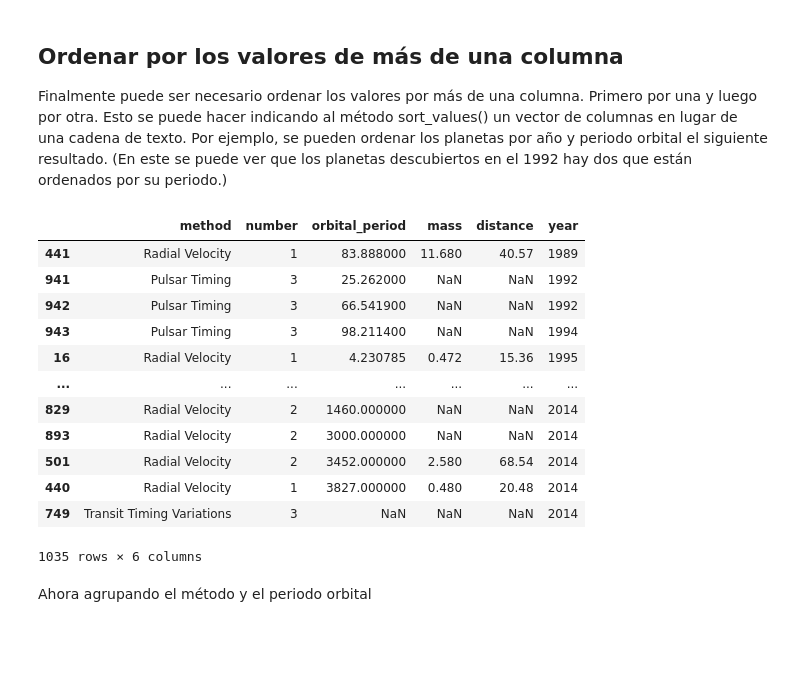
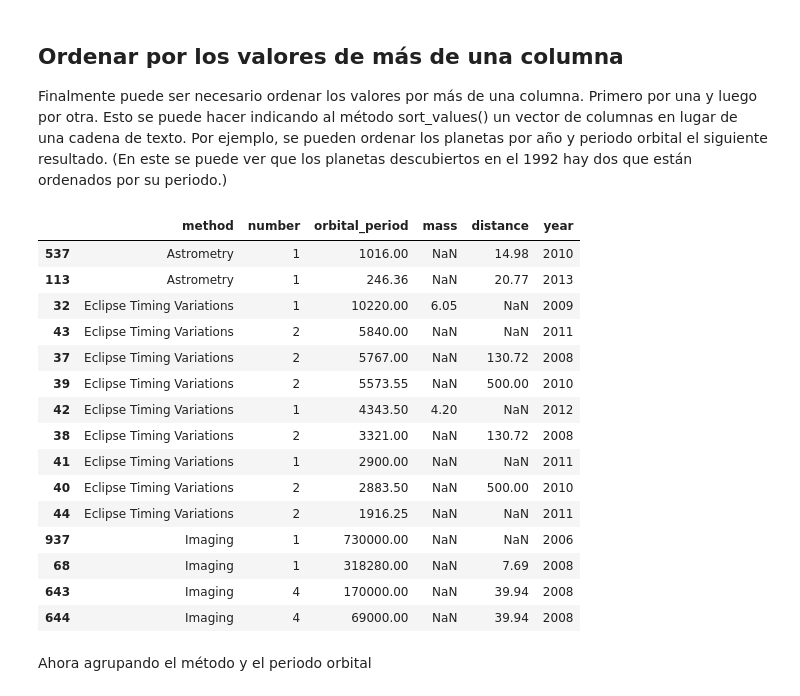
Before and after one commit to chava131011/Data-Science-Coursework, a Jupyter notebook: Classes Resources/CD_08_Ordenando-Agrupando/CD_08_Parte1_Ordenando-ValoresUnicos.ipynb, the cells around one changed output. Cells and saved outputs as stored; diff of their text form; code cells hidden in the pictures; blank space fills up the shorter version.

```diff
--- a/Classes Resources/CD_08_Ordenando-Agrupando/CD_08_Parte1_Ordenando-ValoresUnicos.ipynb
+++ b/Classes Resources/CD_08_Ordenando-Agrupando/CD_08_Parte1_Ordenando-ValoresUnicos.ipynb
@@ -170,5 +190,6 @@ Para modificar el orden existe la propiedad ``na_position`` en la que se puede i
 En los ejemplos anteriores se puede ver que al ordenarse los datos se ha creado en todo momento un objeto nuevo. En caso de que no se desee este comportamiento se puede indicar mediante la opción inplace que se ordene el propio objeto. Con lo que se evita aumentar la memoria consumida por el programa. Así para ordenar por año en el propio objeto se puede emplear.
 # %%
 # Ordenar por año y actulizar el dataframe
+df_planetas.sort_values('year', inplace=True)
 # %%
 #Mostramos el DataFrame
@@ -192,6 +214,8 @@ En los ejemplos anteriores se puede ver que al ordenarse los datos se ha creado
 En el caso de querer volver a la situación original se puede ordenar el conjunto de datos en base al índice. Lo que requiere utilizar la propiedad ``sort_index()``, al que por defecto no hay que pasarle ningún parámetro.
 # %%
 #Ordenar basado en el indice
+df_planetas.sort_index(inplace=True)
+df_planetas
 # %% [output]
 |  | method | number | orbital_period | mass | distance | year |
 | 0 | Radial Velocity | 1 | 269.300000 | 7.10 | 77.40 | 2006 |
@@ -212,20 +236,24 @@ En el caso de querer volver a la situación original se puede ordenar el conjunt
 Finalmente puede ser necesario ordenar los valores por más de una columna. Primero por una y luego por otra. Esto se puede hacer indicando al método sort_values() un vector de columnas en lugar de una cadena de texto. Por ejemplo, se pueden ordenar los planetas por año y periodo orbital el siguiente resultado. (En este se puede ver que los planetas descubiertos en el 1992 hay dos que están ordenados por su periodo.)
 # %%
 #Ordenar el dataframe basado en 'year' y despues en 'orbital_period'
+df_planetas.sort_values(['method', 'orbital_period'], ascending=[True, False]).head(15)
 # %% [output]
 |  | method | number | orbital_period | mass | distance | year |
-| 441 | Radial Velocity | 1 | 83.888000 | 11.680 | 40.57 | 1989 |
-| 941 | Pulsar Timing | 3 | 25.262000 | NaN | NaN | 1992 |
-| 942 | Pulsar Timing | 3 | 66.541900 | NaN | NaN | 1992 |
-| 943 | Pulsar Timing | 3 | 98.211400 | NaN | NaN | 1994 |
-| 16 | Radial Velocity | 1 | 4.230785 | 0.472 | 15.36 | 1995 |
-| ... | ... | ... | ... | ... | ... | ... |
-| 829 | Radial Velocity | 2 | 1460.000000 | NaN | NaN | 2014 |
-| 893 | Radial Velocity | 2 | 3000.000000 | NaN | NaN | 2014 |
-| 501 | Radial Velocity | 2 | 3452.000000 | 2.580 | 68.54 | 2014 |
-| 440 | Radial Velocity | 1 | 3827.000000 | 0.480 | 20.48 | 2014 |
-| 749 | Transit Timing Variations | 3 | NaN | NaN | NaN | 2014 |
+| 537 | Astrometry | 1 | 1016.00 | NaN | 14.98 | 2010 |
+| 113 | Astrometry | 1 | 246.36 | NaN | 20.77 | 2013 |
+| 32 | Eclipse Timing Variations | 1 | 10220.00 | 6.05 | NaN | 2009 |
+| 43 | Eclipse Timing Variations | 2 | 5840.00 | NaN | NaN | 2011 |
+| 37 | Eclipse Timing Variations | 2 | 5767.00 | NaN | 130.72 | 2008 |
+| 39 | Eclipse Timing Variations | 2 | 5573.55 | NaN | 500.00 | 2010 |
+| 42 | Eclipse Timing Variations | 1 | 4343.50 | 4.20 | NaN | 2012 |
+| 38 | Eclipse Timing Variations | 2 | 3321.00 | NaN | 130.72 | 2008 |
+| 41 | Eclipse Timing Variations | 1 | 2900.00 | NaN | NaN | 2011 |
+| 40 | Eclipse Timing Variations | 2 | 2883.50 | NaN | 500.00 | 2010 |
+| 44 | Eclipse Timing Variations | 2 | 1916.25 | NaN | NaN | 2011 |
+| 937 | Imaging | 1 | 730000.00 | NaN | NaN | 2006 |
+| 68 | Imaging | 1 | 318280.00 | NaN | 7.69 | 2008 |
+| 643 | Imaging | 4 | 170000.00 | NaN | 39.94 | 2008 |
+| 644 | Imaging | 4 | 69000.00 | NaN | 39.94 | 2008 |
-1035 rows × 6 columns
 # %% [markdown]
 Ahora agrupando el método y el periodo orbital
 # %%
```
Also changed, not shown: parts of 19 cells of this notebook, 2 other files.
